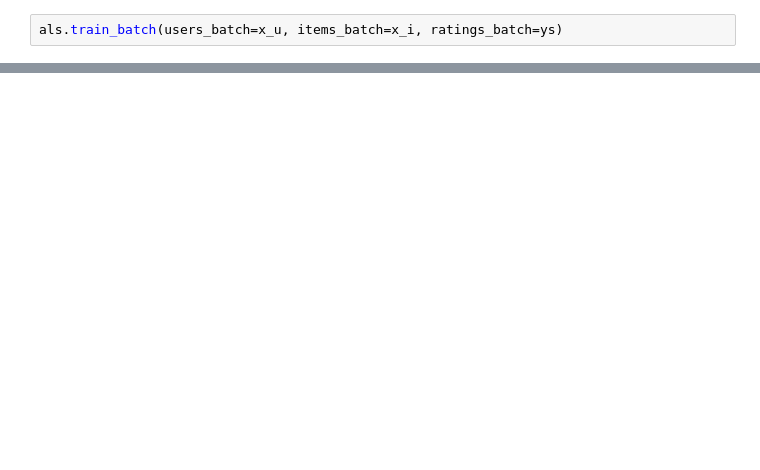
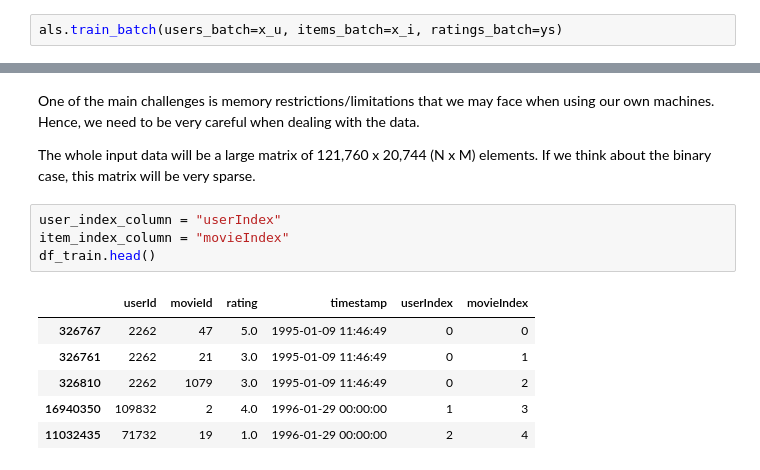
Before and after one commit to gfluz94/recommender-systems, a Jupyter notebook: notebooks/Developments.ipynb, the cells around one changed output, grey strips where cells are left out. Saved outputs shown, nothing was run; the diff lists cells and outputs as text; blank space fills up the shorter version.

```diff
--- a/notebooks/Developments.ipynb
+++ b/notebooks/Developments.ipynb
@@ -739,0 +767,15 @@ tf.Tensor([ 0.82856998 -2.0500718   1.24223057  2.11482149 -0.26526691], shape=(
+# %% [markdown]
+One of the main challenges is memory restrictions/limitations that we may face when using our own machines. Hence, we need to be very careful when dealing with the data.
+
+The whole input data will be a large matrix of 121,760 x 20,744 (N x M) elements. If we think about the binary case, this matrix will be very sparse.
+# %%
+user_index_column = "userIndex"
+item_index_column = "movieIndex"
+df_train.head()
+# %% [output]
+|  | userId | movieId | rating | timestamp | userIndex | movieIndex |
+| 326767 | 2262 | 47 | 5.0 | 1995-01-09 11:46:49 | 0 | 0 |
+| 326761 | 2262 | 21 | 3.0 | 1995-01-09 11:46:49 | 0 | 1 |
+| 326810 | 2262 | 1079 | 3.0 | 1995-01-09 11:46:49 | 0 | 2 |
+| 16940350 | 109832 | 2 | 4.0 | 1996-01-29 00:00:00 | 1 | 3 |
+| 11032435 | 71732 | 19 | 1.0 | 1996-01-29 00:00:00 | 2 | 4 |
```
Also changed, not shown: parts of 19 cells of this notebook.
